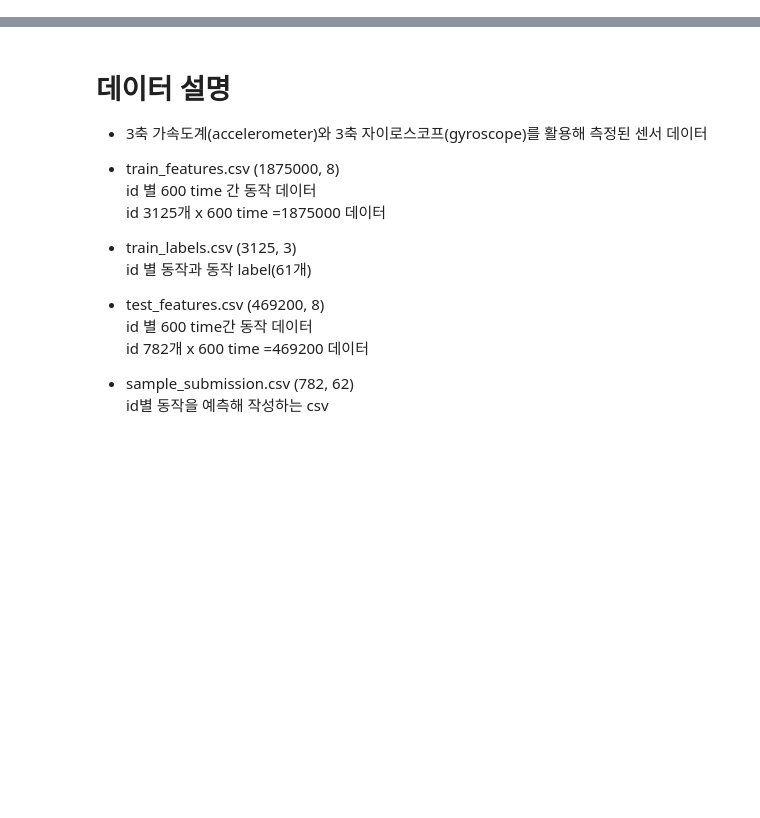
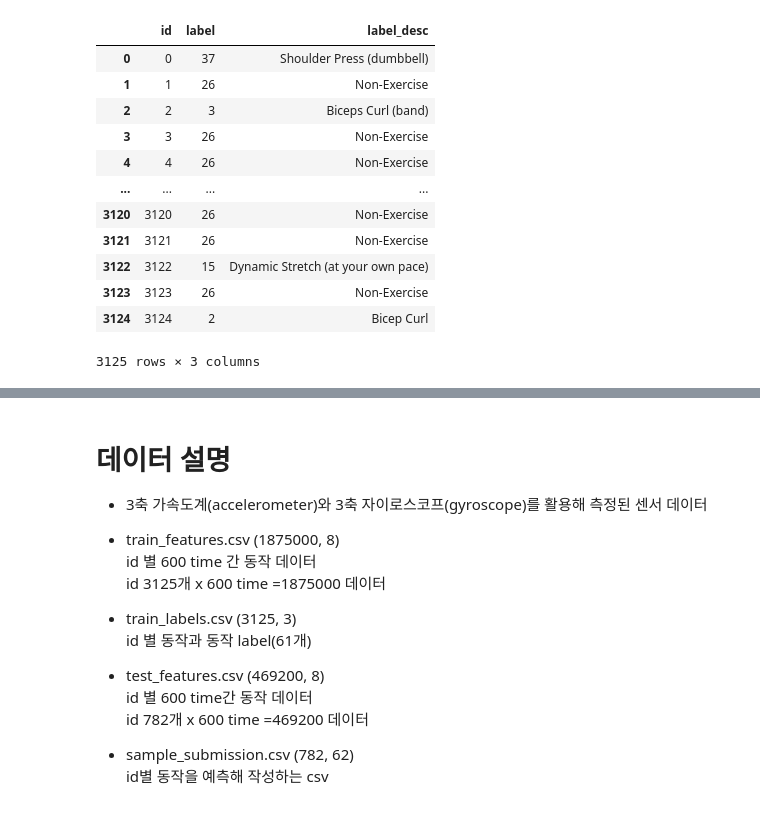
Before and after one commit to DonghaeSuh/kw-AI-hackathon, a Jupyter notebook: EDA.ipynb, the cells around one changed output, grey strips where cells are left out. Saved outputs shown, nothing was run; the diff lists cells and outputs as text; code cells hidden in the pictures; blank space fills up the shorter version.

```diff
--- a/EDA.ipynb
+++ b/EDA.ipynb
@@ -31,0 +48,16 @@ sub = pd.read_csv(sub_path)
+# %%
+y_train
+# %% [output]
+|  | id | label | label_desc |
+| 0 | 0 | 37 | Shoulder Press (dumbbell) |
+| 1 | 1 | 26 | Non-Exercise |
+| 2 | 2 | 3 | Biceps Curl (band) |
+| 3 | 3 | 26 | Non-Exercise |
+| 4 | 4 | 26 | Non-Exercise |
+| ... | ... | ... | ... |
+| 3120 | 3120 | 26 | Non-Exercise |
+| 3121 | 3121 | 26 | Non-Exercise |
+| 3122 | 3122 | 15 | Dynamic Stretch (at your own pace) |
+| 3123 | 3123 | 26 | Non-Exercise |
+| 3124 | 3124 | 2 | Bicep Curl |
+3125 rows × 3 columns
```
Also changed, not shown: parts of 2 cells of this notebook, 5 other files.
